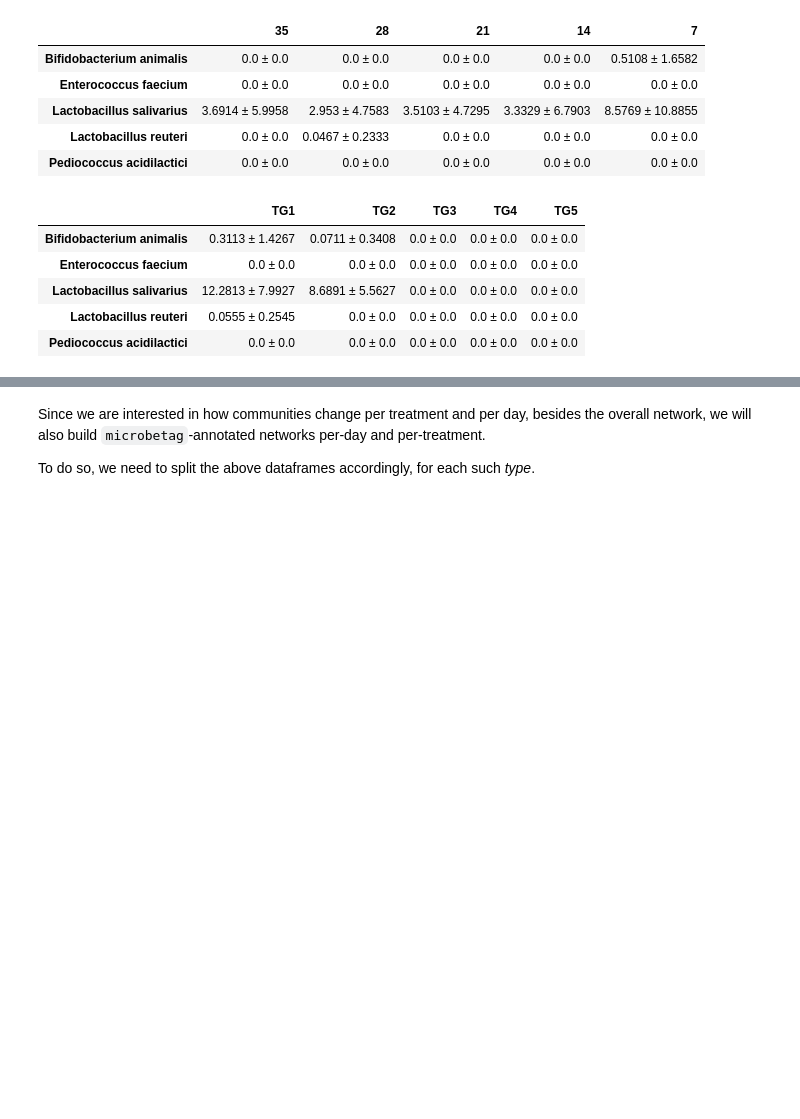
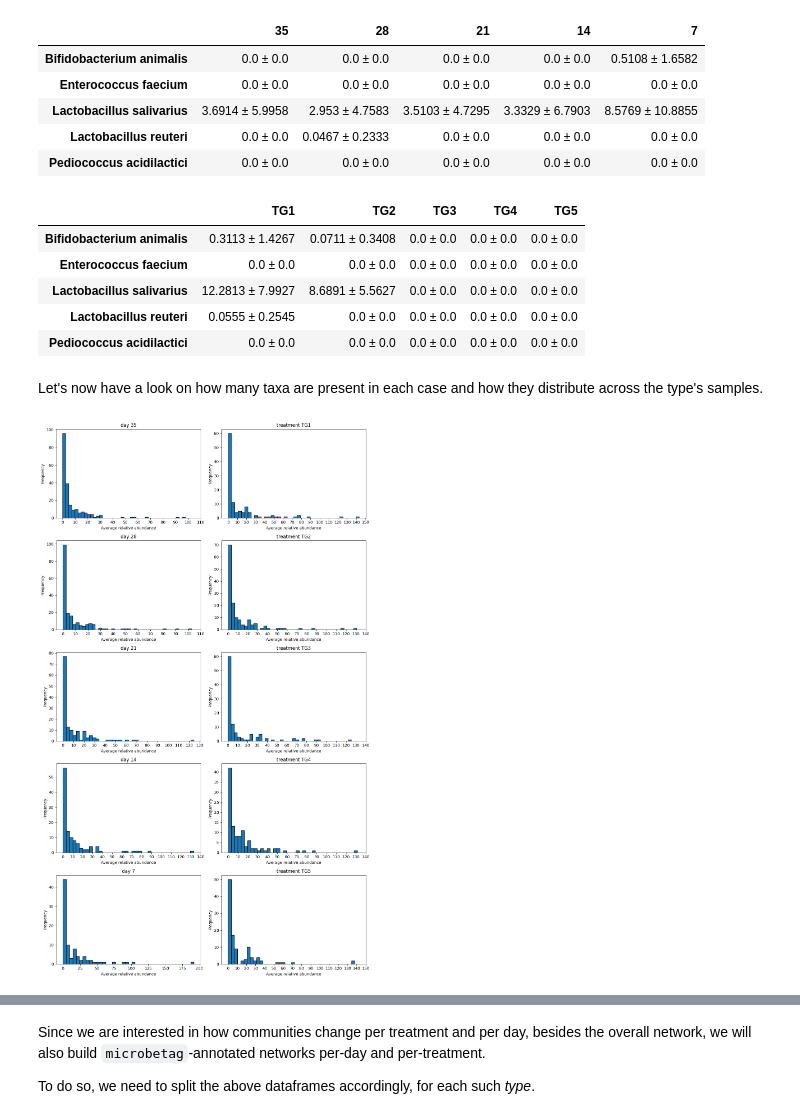
Before and after one commit to hariszaf/AMAC005_chicken_salmonella, a Jupyter notebook: microbetag_analysis/mtg_analysis.ipynb, the cells around one changed output, grey strips where cells are left out. Cells and saved outputs as stored; diff of their text form; code cells hidden in the pictures; blank space fills up the shorter version.

```diff
--- a/microbetag_analysis/mtg_analysis.ipynb
+++ b/microbetag_analysis/mtg_analysis.ipynb
@@ -212,6 +214,7 @@ salmonella = {"Salmonella enterica": "GPB:bin_000051"}
 types = ["day", "treatment"]
 # %%
 def mean_genome_abd(abd_df, meta_df, bin_id, type, case):
+    """Function to get mean and std for a genome's abundance on a certain type-case combination"""
 
     samples = meta_df.columns[meta_df.loc[type] == case]
     sub_df = abd_df[["genome"] + samples.tolist() + ["classification"]]
@@ -250,3 +253,65 @@ pd.DataFrame.from_dict(species_case_avg["treatment"])
 | Lactobacillus salivarius | 12.2813 ± 7.9927 | 8.6891 ± 5.5627 | 0.0 ± 0.0 | 0.0 ± 0.0 | 0.0 ± 0.0 |
 | Lactobacillus reuteri | 0.0555 ± 0.2545 | 0.0 ± 0.0 | 0.0 ± 0.0 | 0.0 ± 0.0 | 0.0 ± 0.0 |
 | Pediococcus acidilactici | 0.0 ± 0.0 | 0.0 ± 0.0 | 0.0 ± 0.0 | 0.0 ± 0.0 | 0.0 ± 0.0 |
+# %% [markdown]
+Let's now have a look on how many taxa are present in each case and how they distribute across the type's samples.
+# %%
+import numpy as np
+import matplotlib.pyplot as plt
+
+fig, axes = plt.subplots(5, 2, figsize=(12, 20))  # 5 rows × 2 columns
+axes = axes.T.flatten()   # Flatten to 1D array for easy indexing
+
+plot_idx = 0  # Counter for subplot index
+
+type_case_n_taxa = {}
+
+for type in types:
+
+    type_case_n_taxa[type] = {}
+
+    for case in metadata.loc[type].unique():  # Assuming metadata is a DataFrame with `type` as index
+
+        samples = metadata.columns[metadata.loc[type] == case]
+        sub_df = abd[["genome"] + samples.tolist() + ["classification"]]
+        abd_data = sub_df.select_dtypes(include=['number'])
+
+        # Identify numeric columns
+        numeric_cols = abd_data.columns
+
+        # Keep only rows where there is at least one non-zero value
+        df_cleaned = sub_df[(abd_data[numeric_cols] != 0).any(axis=1)].copy()
+        df_cleaned["average"] = df_cleaned[numeric_cols].mean(axis=1)
+
+        type_case_n_taxa[type][case] = df_cleaned.select_dtypes("number").shape[0]
+
+        if plot_idx >= len(axes):
+            print(f"Skipping plot {type}-{case}: too many plots for the 5×2 grid.")
+            continue
+
+        # Place subplot on the grid
+        ax = axes[plot_idx]
+
+        # Main plot
+        ax.hist(df_cleaned["average"], bins=40, edgecolor='black')
+
+        # Define tick step
+        tick_step = 10
+        xmin, xmax = ax.get_xlim()
+        if int(xmax) < 200:
+            ax.set_xticks(np.arange(0, int(xmax) + tick_step, tick_step))
+
+        ax.set_xlabel("Average relative abundance")
+        ax.set_ylabel("Frequency")
+        ax.set_title(f"{type} {case}")
+
+        plot_idx += 1
+
+# Hide unused subplots
+for j in range(plot_idx, len(axes)):
+    fig.delaxes(axes[j])  # or: axes[j].axis('off')
+
+plt.tight_layout()
+plt.show()
+# %% [output]
+[figure, added]
```
Also changed, not shown: parts of 25 cells of this notebook, 2 other files.
